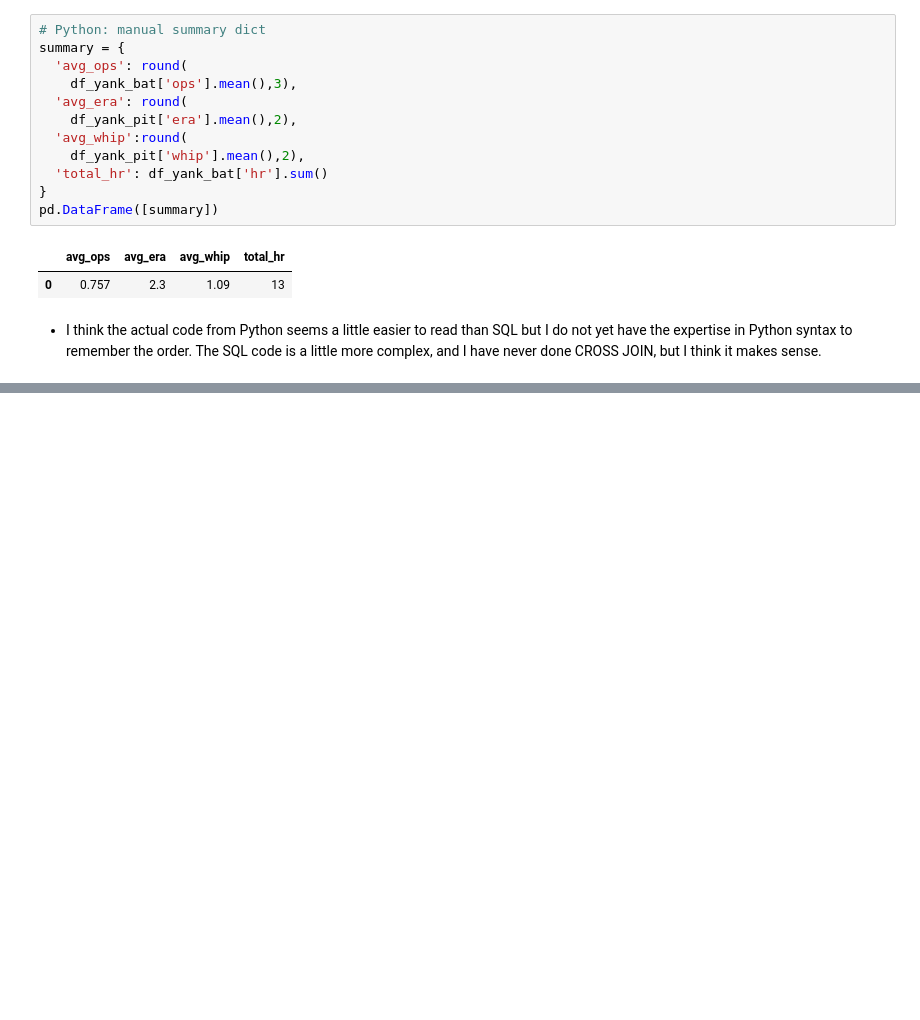
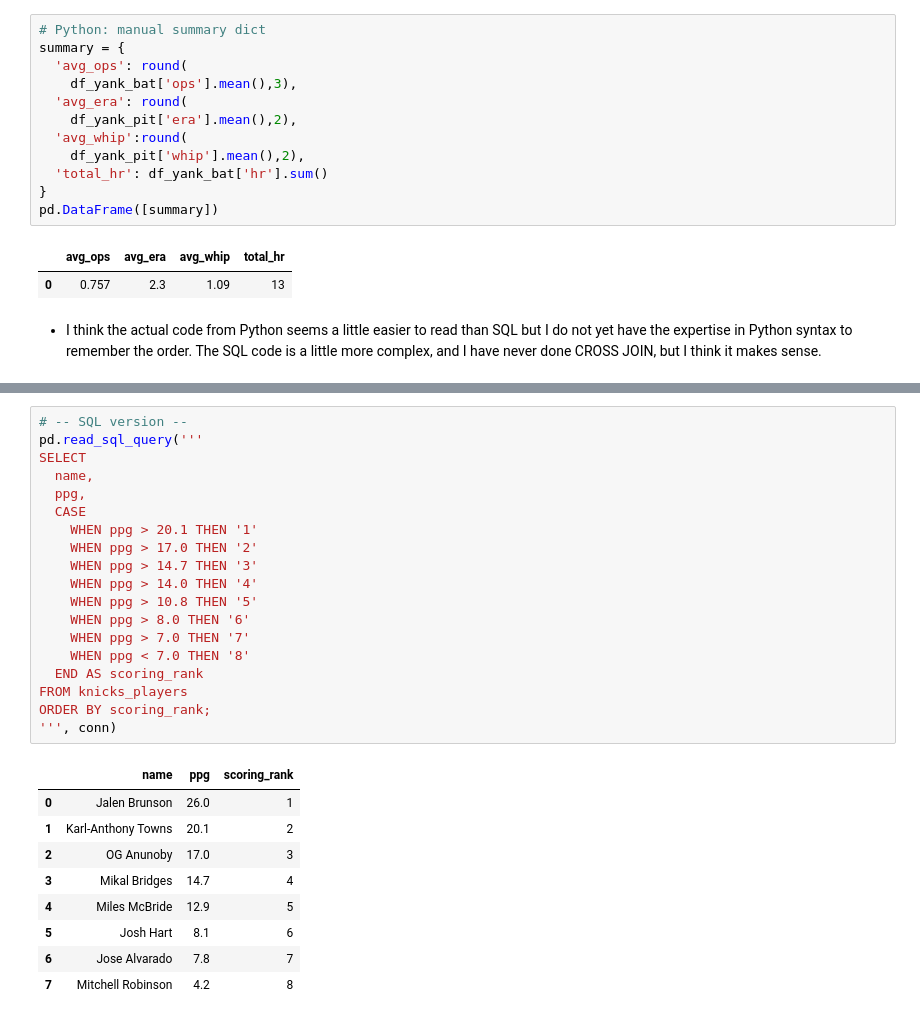
Before and after one commit to 550tealeaves/DATA-70500-working-with-data, a Jupyter notebook: NY_Sports_Analyzer.ipynb, the cells around one changed output, grey strips where cells are left out. Drawn from its saved outputs; the diff is of its cells as text; blank space fills up the shorter version.

```diff
--- a/NY_Sports_Analyzer.ipynb
+++ b/NY_Sports_Analyzer.ipynb
@@ -306,0 +312,29 @@ pd.DataFrame([summary])
+# %%
+# -- SQL version --
+pd.read_sql_query('''
+SELECT
+  name,
+  ppg,
+  CASE
+    WHEN ppg > 20.1 THEN '1'
+    WHEN ppg > 17.0 THEN '2'
+    WHEN ppg > 14.7 THEN '3'
+    WHEN ppg > 14.0 THEN '4'
+    WHEN ppg > 10.8 THEN '5'
+    WHEN ppg > 8.0 THEN '6'
+    WHEN ppg > 7.0 THEN '7'
+    WHEN ppg < 7.0 THEN '8'
+  END AS scoring_rank
+FROM knicks_players
+ORDER BY scoring_rank;
+''', conn)
+# %% [output]
+|  | name | ppg | scoring_rank |
+| 0 | Jalen Brunson | 26.0 | 1 |
+| 1 | Karl-Anthony Towns | 20.1 | 2 |
+| 2 | OG Anunoby | 17.0 | 3 |
+| 3 | Mikal Bridges | 14.7 | 4 |
+| 4 | Miles McBride | 12.9 | 5 |
+| 5 | Josh Hart | 8.1 | 6 |
+| 6 | Jose Alvarado | 7.8 | 7 |
+| 7 | Mitchell Robinson | 4.2 | 8 |
```
Also changed, not shown: parts of 19 cells of this notebook.
